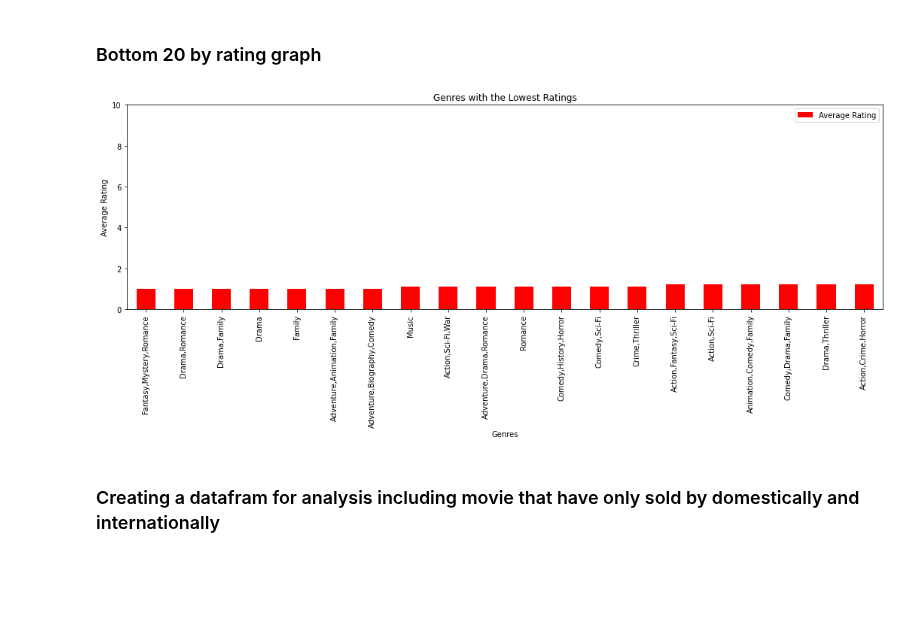
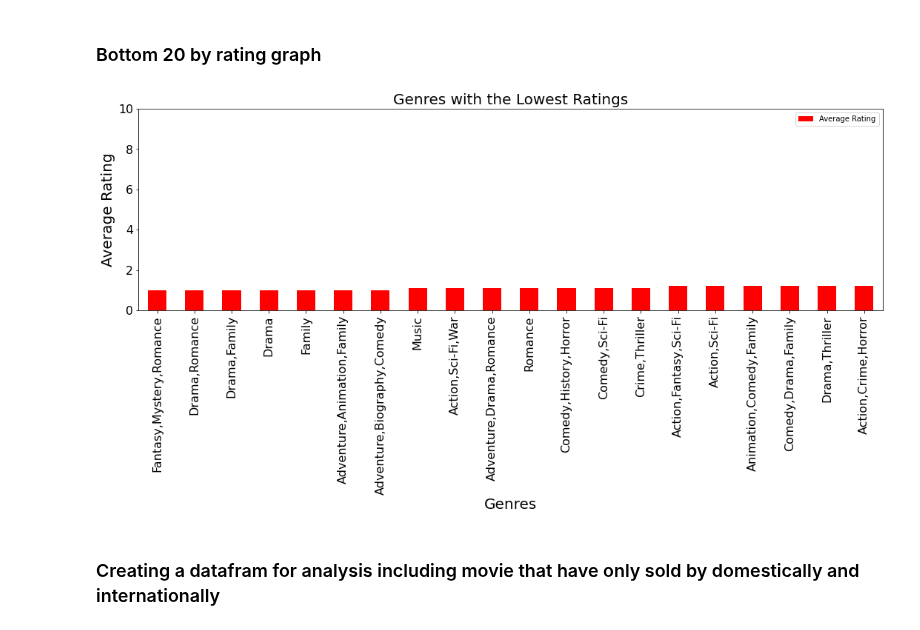
Before and after one commit to QuinnGrigsby/Capstone_Git-ing_it_done_MovieInformation, a Jupyter notebook: Data Understanding.ipynb, the cells around one changed output. Saved outputs shown, nothing was run; the diff lists cells and outputs as text; code cells hidden in the pictures; blank space fills up the shorter version.

Commit message:
Added Hannahs updated graphs and included the visualizations in the readme

```diff
--- a/Data Understanding.ipynb
+++ b/Data Understanding.ipynb
@@ -191,15 +191,15 @@ top_20_low_by_rating_no_numvotes = top_20_low_by_rating.drop(["numvotes"], axis
 ### Bottom 20 by rating graph
 # %%
 top_20_low_by_rating_no_numvotes.plot("genres", kind="bar", figsize = (18,5), color = "r")
-plt.xlabel("Genres")
-plt.xticks(rotation = 90)
-plt.ylabel("Average Rating")
-plt.yticks(range(0,11,2))
-plt.title("Genres with the Lowest Ratings")
+plt.xlabel("Genres", fontsize = 20)
+plt.xticks(rotation = 90, fontsize = 16)
+plt.ylabel("Average Rating", fontsize = 20)
+plt.yticks(range(0,11,2), fontsize = 16)
+plt.title("Genres with the Lowest Ratings", fontsize = 20)
 plt.legend(labels=['Average Rating'])
 plt.show()
 # %% [output]
-[figure, old version]
+[figure, new version]
 # %% [markdown]
 ### Creating a datafram for analysis including movie that have only sold by domestically and internationally
 # %%
```
Also changed, not shown: parts of 4 cells of this notebook, 1 other file.
